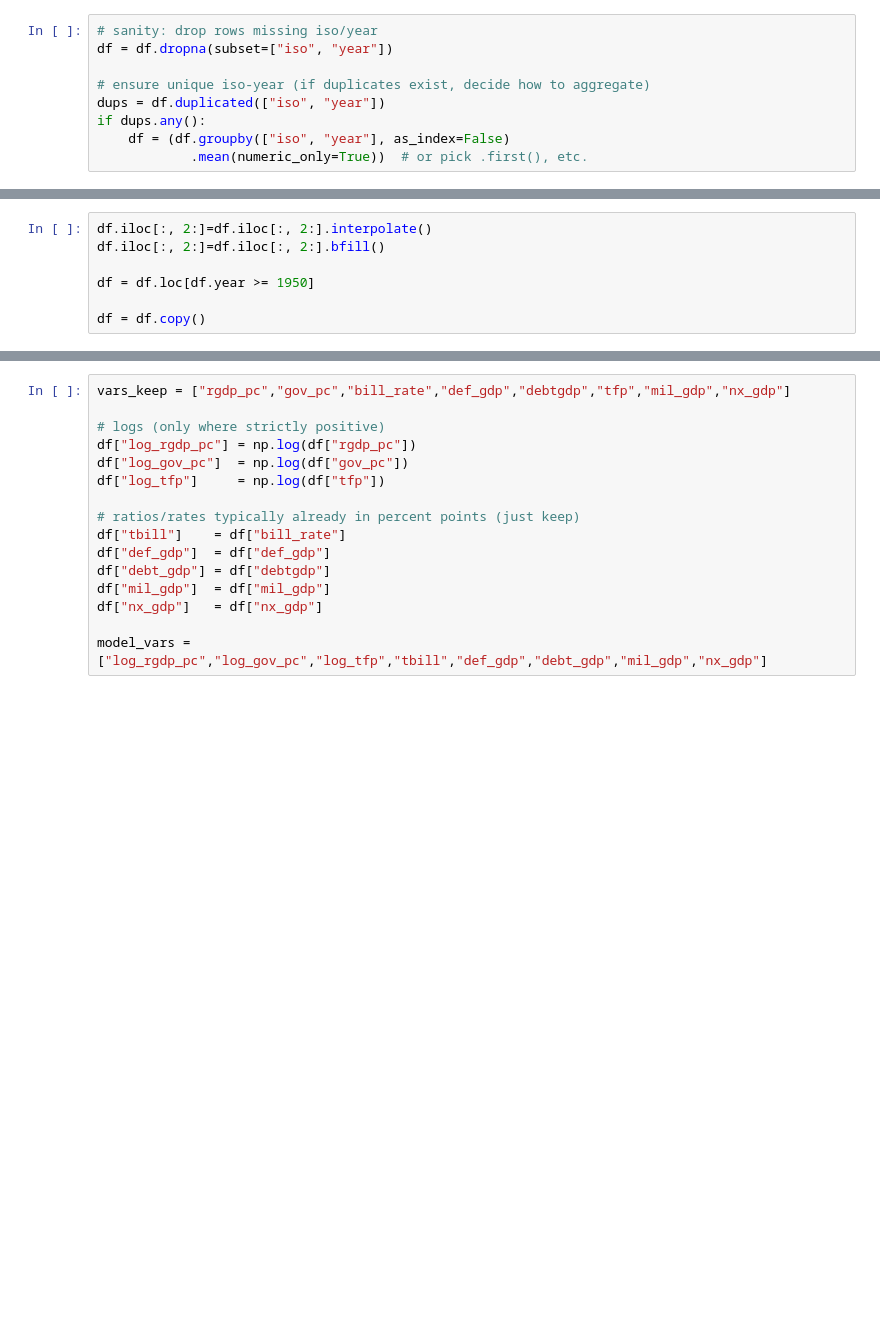
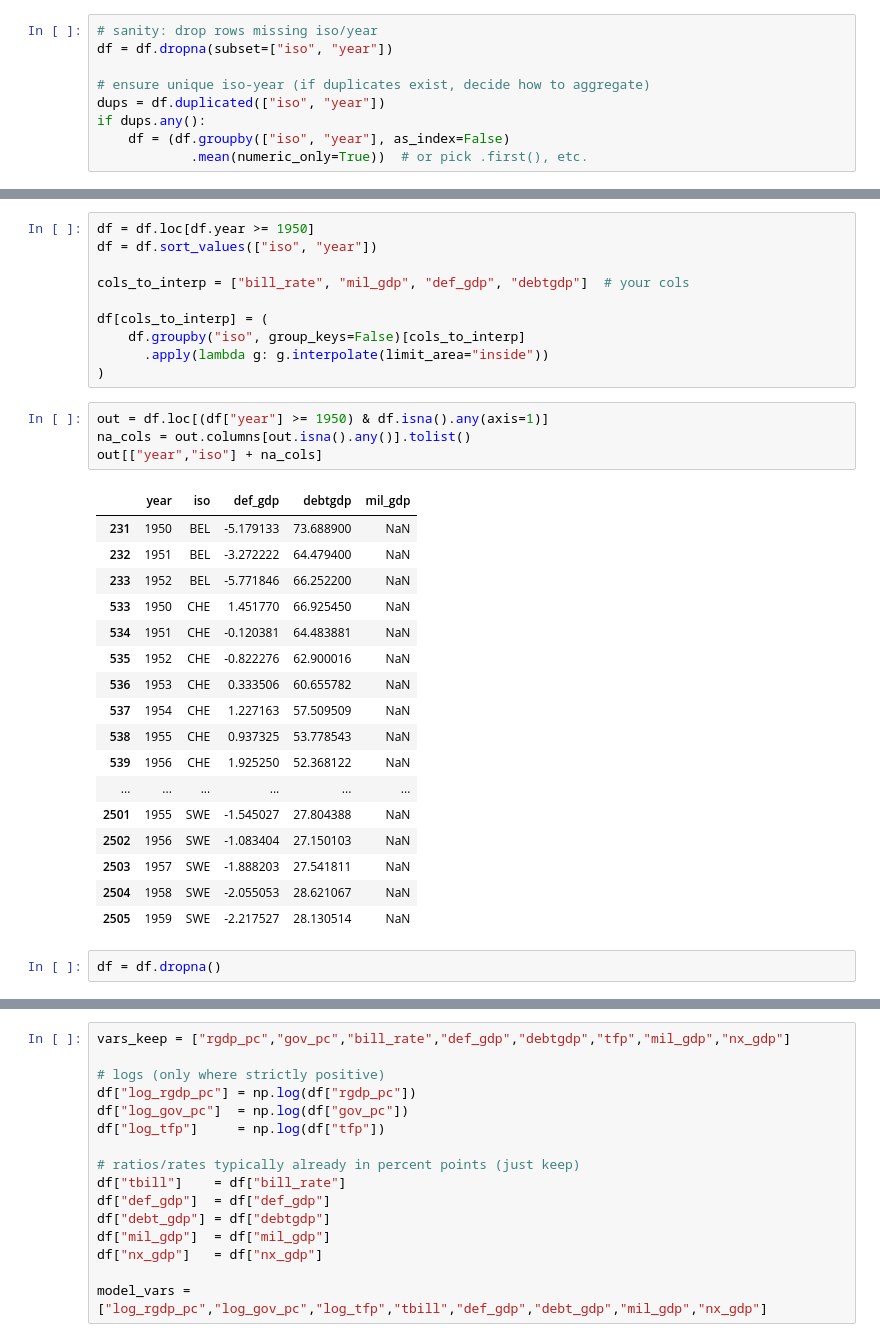
Before and after one commit to andrewpwalters/escp_phd, a Jupyter notebook: govt_spending/notebooks/4a. NATO Create Dataset.ipynb, the cells around one changed output, grey strips where cells are left out. Cells and saved outputs as stored; diff of their text form; blank space fills up the shorter version.

```diff
--- a/govt_spending/notebooks/4a. NATO Create Dataset.ipynb
+++ b/govt_spending/notebooks/4a. NATO Create Dataset.ipynb
@@ -155,7 +159,34 @@ out[["year","iso"] + na_cols]
-# %%
-df.iloc[:, 2:]=df.iloc[:, 2:].interpolate()
-df.iloc[:, 2:]=df.iloc[:, 2:].bfill()
-
-df = df.loc[df.year >= 1950]
-
-df = df.copy()
+# %%
+df = df.loc[df.year >= 1950]
+df = df.sort_values(["iso", "year"])
+
+cols_to_interp = ["bill_rate", "mil_gdp", "def_gdp", "debtgdp"]  # your cols
+
+df[cols_to_interp] = (
+    df.groupby("iso", group_keys=False)[cols_to_interp]
+      .apply(lambda g: g.interpolate(limit_area="inside"))
+)
+# %%
+out = df.loc[(df["year"] >= 1950) & df.isna().any(axis=1)]
+na_cols = out.columns[out.isna().any()].tolist()
+out[["year","iso"] + na_cols]
+# %% [output]
+|  | year | iso | def_gdp | debtgdp | mil_gdp |
+| 231 | 1950 | BEL | -5.179133 | 73.688900 | NaN |
+| 232 | 1951 | BEL | -3.272222 | 64.479400 | NaN |
+| 233 | 1952 | BEL | -5.771846 | 66.252200 | NaN |
+| 533 | 1950 | CHE | 1.451770 | 66.925450 | NaN |
+| 534 | 1951 | CHE | -0.120381 | 64.483881 | NaN |
+| 535 | 1952 | CHE | -0.822276 | 62.900016 | NaN |
+| 536 | 1953 | CHE | 0.333506 | 60.655782 | NaN |
+| 537 | 1954 | CHE | 1.227163 | 57.509509 | NaN |
+| 538 | 1955 | CHE | 0.937325 | 53.778543 | NaN |
+| 539 | 1956 | CHE | 1.925250 | 52.368122 | NaN |
+| ... | ... | ... | ... | ... | ... |
+| 2501 | 1955 | SWE | -1.545027 | 27.804388 | NaN |
+| 2502 | 1956 | SWE | -1.083404 | 27.150103 | NaN |
+| 2503 | 1957 | SWE | -1.888203 | 27.541811 | NaN |
+| 2504 | 1958 | SWE | -2.055053 | 28.621067 | NaN |
+| 2505 | 1959 | SWE | -2.217527 | 28.130514 | NaN |
+# %%
+df = df.dropna()
```
Also changed, not shown: parts of 11 cells of this notebook, 2 other files.
